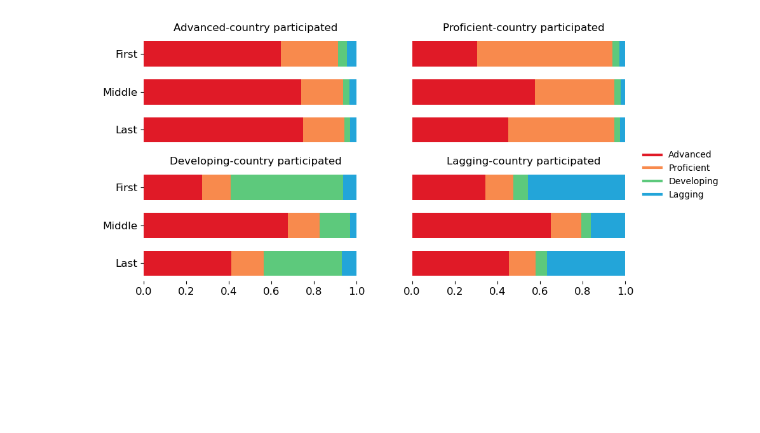
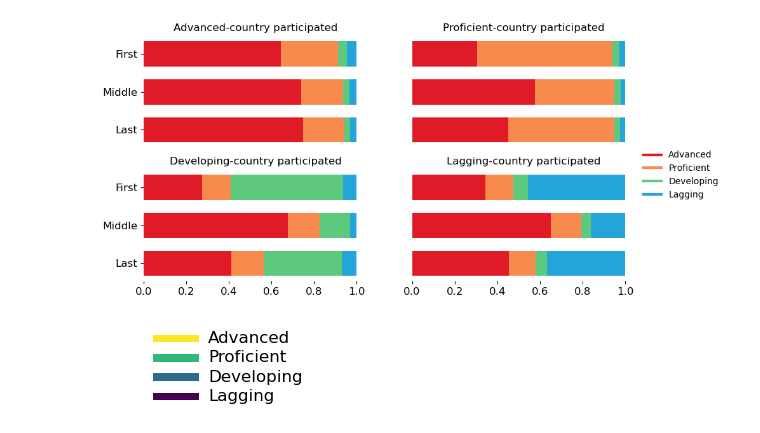
Before and after one commit to LiliMiaohub/international_collaboration, a Jupyter notebook: exps/authorship_distribution/author_distribution.ipynb, the cells around one changed output. Drawn from its saved outputs; the diff is of its cells as text; code cells hidden in the pictures; blank space fills up the shorter version.

```diff
--- a/exps/authorship_distribution/author_distribution.ipynb
+++ b/exps/authorship_distribution/author_distribution.ipynb
@@ -234,3 +249,46 @@ ax[1, 1].yaxis.set_ticks([])
 plt.savefig("../../data/dropbox/LaborDivision/figs/author_distribution_condition_22.pdf",bbox_inches='tight')
 # %% [output]
 [figure]
+# %%
+import matplotlib.pyplot as plt
+import matplotlib.patches as patches
+import pandas as pd
+
+# Example color dictionary
+color_scheme_path = '../../data/dropbox/LaborDivision/data/additionaldata/cntry_classification/color_scheme.csv'
+color_scheme = pd.read_csv(color_scheme_path)
+color_scheme = color_scheme[color_scheme['type']=='st']
+color_dict = dict(zip(color_scheme['class'], color_scheme['color']))
+# %%
+
+# Create a figure and axis
+fig, ax = plt.subplots(figsize=(6, 1))
+
+# Turn off axis
+ax.axis('off')
+
+# Number of labels
+num_labels = len(color_dict)
+
+# Calculate spacing for each line and label
+spacing = 1.0 / num_labels
+
+# Add lines and labels to the plot
+for i, (label, color) in enumerate(color_dict.items()):
+    # Position for the current patch and label
+    y_position = 1 - (i + 0.5) * spacing
+
+    # Add a rectangle patch
+    rect = patches.Rectangle((0.1, y_position - 0.05), 0.1, 0.1, facecolor=color)
+    ax.add_patch(rect)
+
+    # Add text label to the right of the patch
+    ax.text(0.22, y_position, label, va='center', ha='left', fontsize=12, color='black')
+
+# Adjust the plot limits to fit the patches and labels
+ax.set_xlim(0, 1)
+ax.set_ylim(0, 1)
+# Display the plot
+plt.show()
+# %% [output]
+[figure, added]
```
Also changed, not shown: parts of 5 cells of this notebook, 43 other files.
